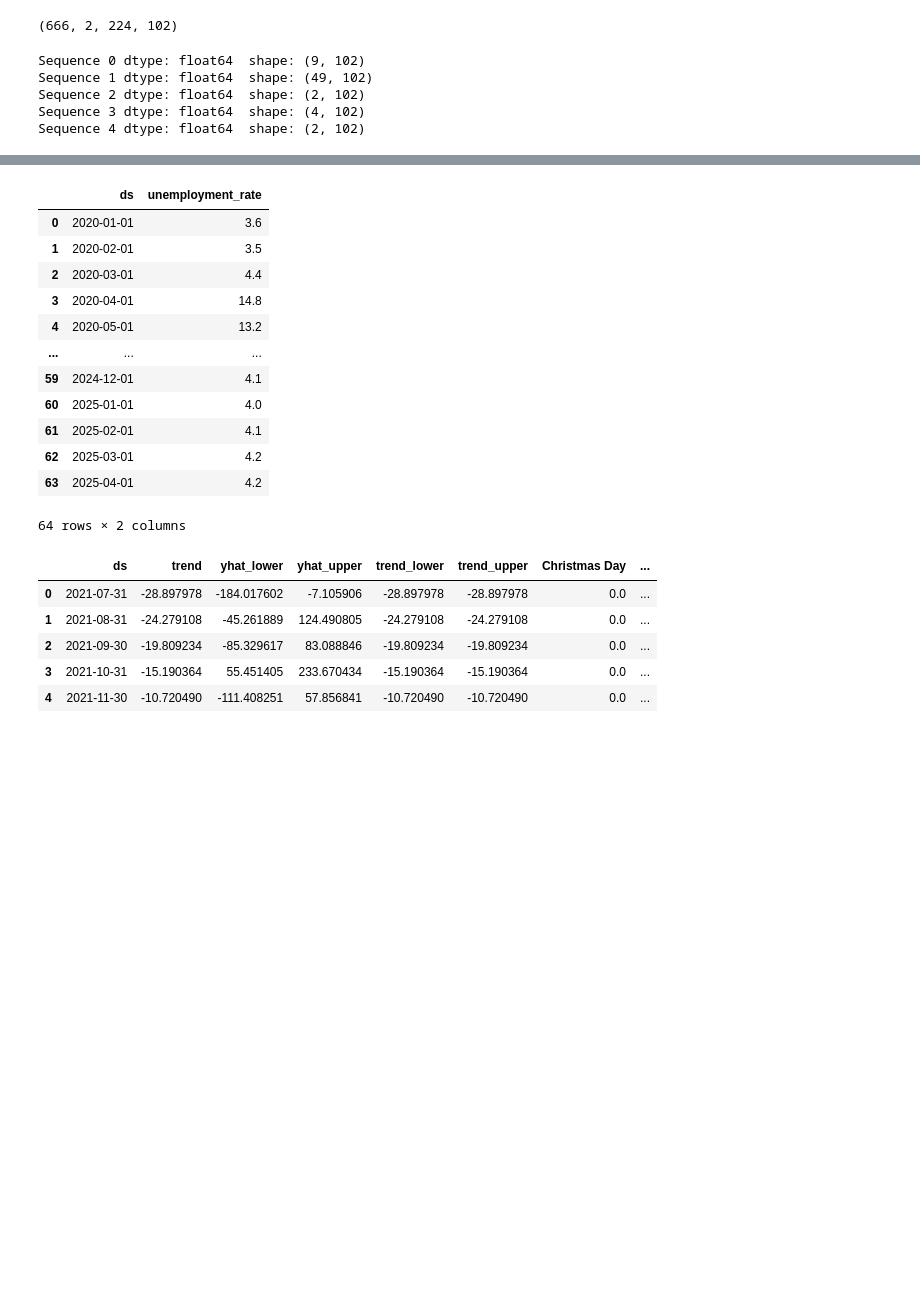
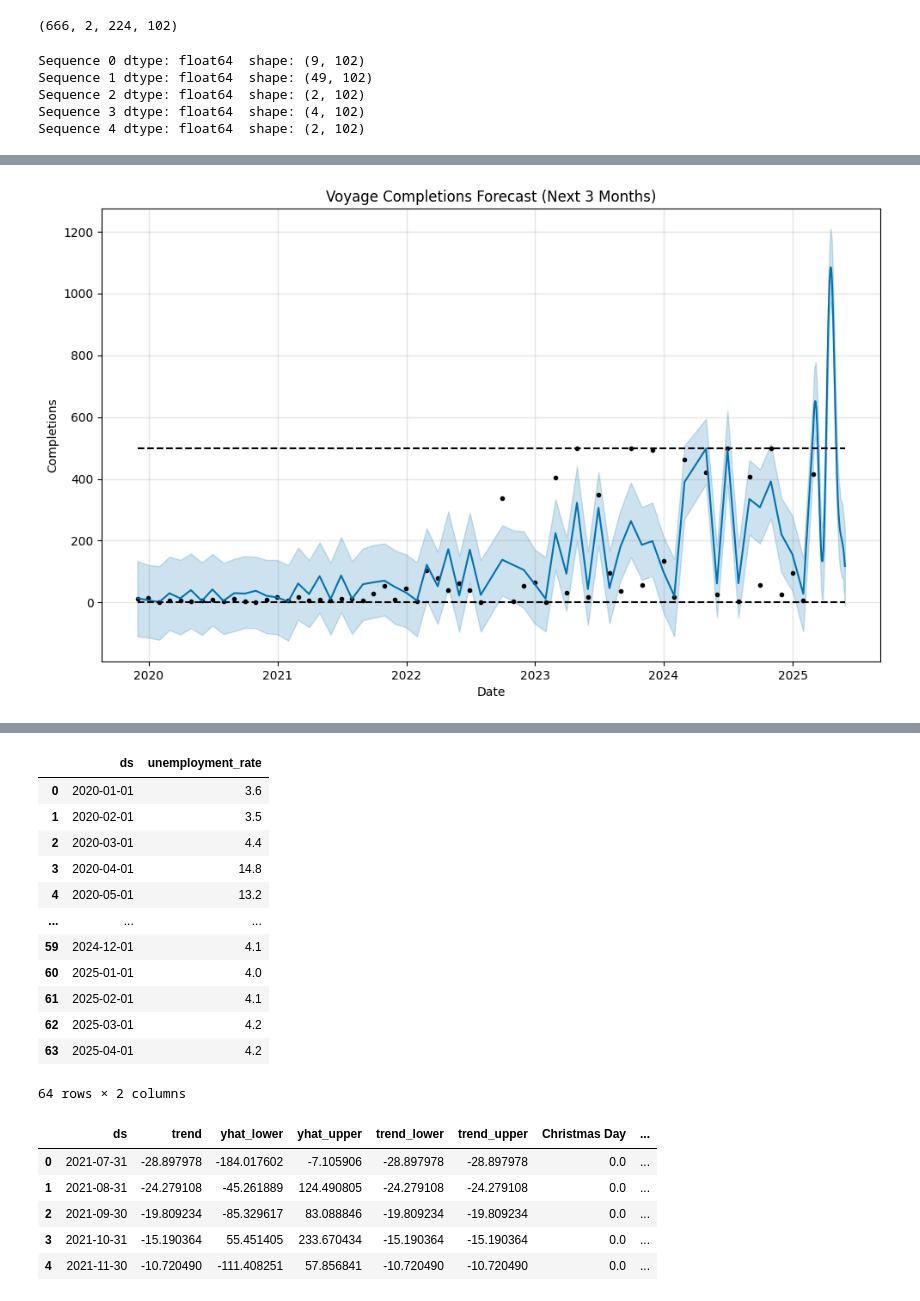
Before and after one commit to roziii/chingu_segment_analysis, a Jupyter notebook: application_completion-auto_regressive_model.ipynb, the cells around one changed output, grey strips where cells are left out. Cells and saved outputs as stored; diff of their text form; code cells hidden in the pictures; blank space fills up the shorter version.

```diff
--- a/application_completion-auto_regressive_model.ipynb
+++ b/application_completion-auto_regressive_model.ipynb
@@ -463,0 +346,87 @@ print(significant.sort_values(by='holidays', ascending=False))
+# %%
+from prophet import Prophet
+from prophet.diagnostics import cross_validation, performance_metrics
+import itertools
+
+# Prepare data
+df_forecast = df_merged.copy()
+df_forecast['timestamp'] = pd.to_datetime(df_forecast['timestamp'])
+
+# Monthly aggregation
+monthly_counts = df_forecast.set_index('timestamp').resample('M').size().reset_index(name='voyage_completions')
+
+# Filter out zero or low completions (optional)
+monthly_counts = monthly_counts[monthly_counts['voyage_completions'] > 0]
+
+# Rename for Prophet
+df_prophet = monthly_counts.rename(columns={'timestamp': 'ds', 'voyage_completions': 'y'})
+
+# Cap outliers in completions
+df_prophet['y'] = df_prophet['y'].clip(upper=500)
+
+# Set logistic growth cap and floor
+df_prophet['cap'] = 500
+df_prophet['floor'] = 0
+
+# Grid Search
+param_grid = {
+    'changepoint_prior_scale': [0.01, 0.1, 0.5],
+    'seasonality_prior_scale': [0.1, 1.0, 5.0]
+}
+all_params = [dict(zip(param_grid.keys(), v)) for v in itertools.product(*param_grid.values())]
+results = []
+
+for params in all_params:
+    model = Prophet(
+        growth='logistic',
+        yearly_seasonality=True,
+        weekly_seasonality=False,
+        daily_seasonality=False,
+        holidays=None,
+        seasonality_mode='multiplicative',  # Prevents seasonal swings from subtracting below 0
+        **params
+    )
+    model.fit(df_prophet)
+
+    df_cv = cross_validation(model, initial='730 days', period='180 days', horizon='90 days', parallel="processes")
+    df_perf = performance_metrics(df_cv)
+    results.append({**params, 'rmse': df_perf['rmse'].mean()})
+
+results_df = pd.DataFrame(results)
+best_params = results_df.sort_values(by='rmse').iloc[0]
+print("Best parameters:\n", best_params)
+
+# Fit Final Model with Best Params
+model = Prophet(
+    growth='logistic',
+    yearly_seasonality=True,
+    weekly_seasonality=False,
+    daily_seasonality=False,
+    holidays=None,
+    seasonality_mode='multiplicative',
+    changepoint_prior_scale=best_params['changepoint_prior_scale'],
+    seasonality_prior_scale=best_params['seasonality_prior_scale']
+)
+model.fit(df_prophet)
+
+# Forecast
+future = model.make_future_dataframe(periods=90, freq='D')  # 3-month forecast
+future['cap'] = 500
+future['floor'] = 0
+
+forecast = model.predict(future)
+
+# Plot Results
+fig1 = model.plot(forecast)
+plt.title("Voyage Completions Forecast (Next 3 Months)")
+plt.xlabel("Date")
+plt.ylabel("Completions")
+plt.grid(True)
+plt.show()
+
+fig2 = model.plot_components(forecast)
+plt.show()
+
+# Show forecast table
+print(forecast[['ds', 'yhat', 'yhat_lower', 'yhat_upper']].tail(12))
+# %% [output]
@@ -463,0 +456 @@ print(significant.sort_values(by='holidays', ascending=False))
+[figure, added]
```
Also changed, not shown: parts of 23 cells of this notebook, 1 other file.
